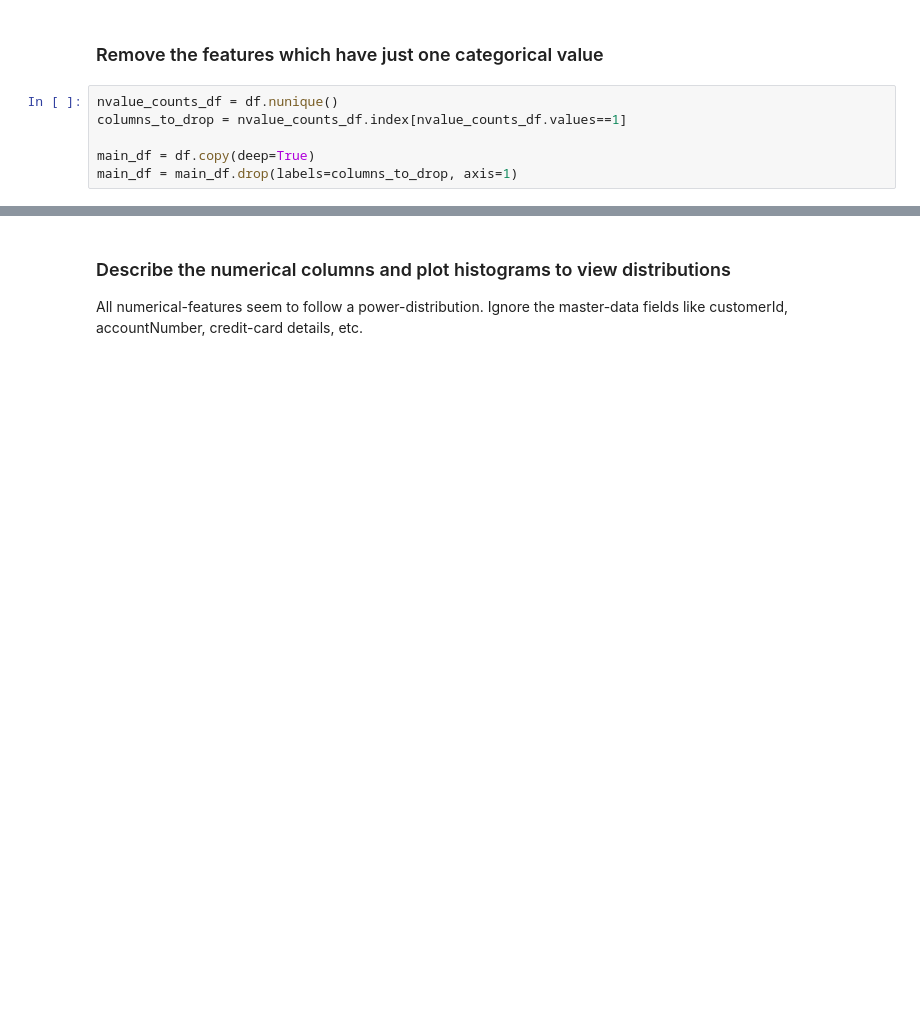
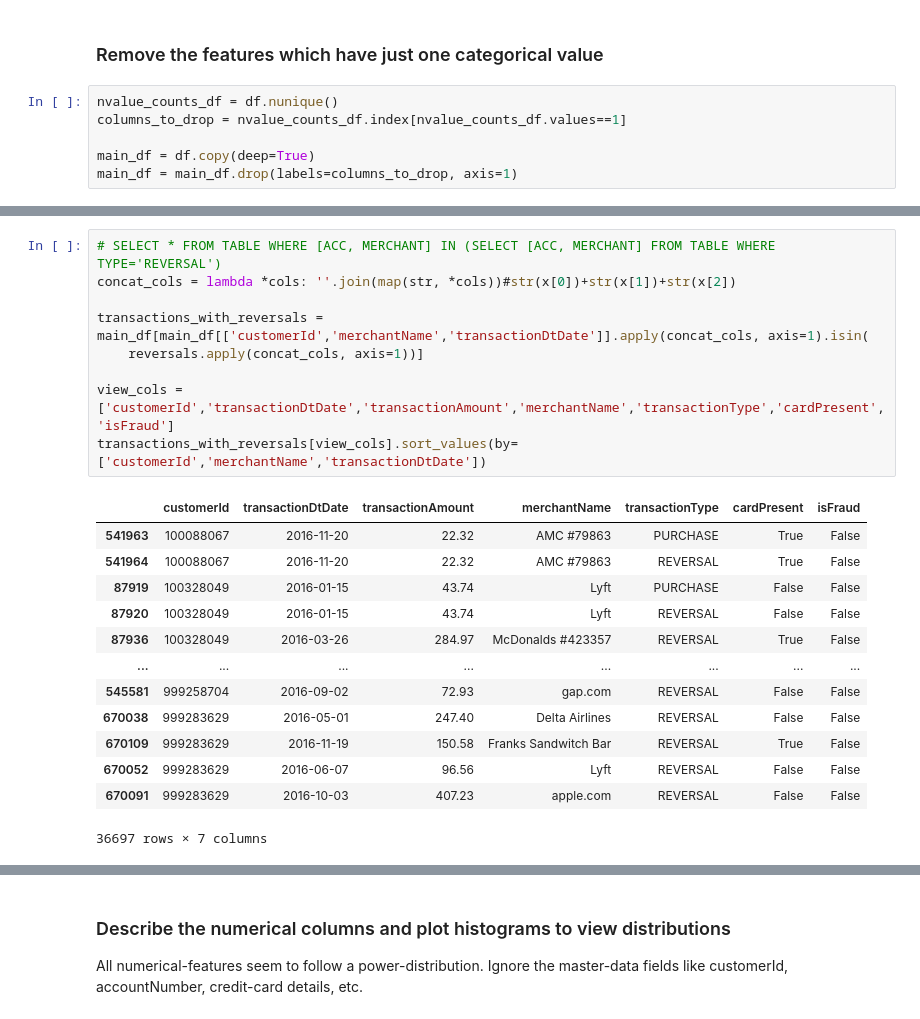
Before and after one commit to vikrantdeshpande09876/Credit_Card_Fraud_Detection, a Jupyter notebook: Codebase/Fraud_Detection_Classification.ipynb, the cells around one changed output, grey strips where cells are left out. Cells and saved outputs as stored; diff of their text form; blank space fills up the shorter version.

```diff
--- a/Codebase/Fraud_Detection_Classification.ipynb
+++ b/Codebase/Fraud_Detection_Classification.ipynb
@@ -149,2 +151,25 @@ reversals
+# %%
+# SELECT * FROM TABLE WHERE [ACC, MERCHANT] IN (SELECT [ACC, MERCHANT] FROM TABLE WHERE TYPE='REVERSAL')
+concat_cols = lambda *cols: ''.join(map(str, *cols))#str(x[0])+str(x[1])+str(x[2])
+
+transactions_with_reversals = main_df[main_df[['customerId','merchantName','transactionDtDate']].apply(concat_cols, axis=1).isin(
+    reversals.apply(concat_cols, axis=1))]
+
+view_cols = ['customerId','transactionDtDate','transactionAmount','merchantName','transactionType','cardPresent','isFraud']
+transactions_with_reversals[view_cols].sort_values(by=['customerId','merchantName','transactionDtDate'])
+# %% [output]
+|  | customerId | transactionDtDate | transactionAmount | merchantName | transactionType | cardPresent | isFraud |
+| 541963 | 100088067 | 2016-11-20 | 22.32 | AMC #79863 | PURCHASE | True | False |
+| 541964 | 100088067 | 2016-11-20 | 22.32 | AMC #79863 | REVERSAL | True | False |
+| 87919 | 100328049 | 2016-01-15 | 43.74 | Lyft | PURCHASE | False | False |
+| 87920 | 100328049 | 2016-01-15 | 43.74 | Lyft | REVERSAL | False | False |
+| 87936 | 100328049 | 2016-03-26 | 284.97 | McDonalds #423357 | REVERSAL | True | False |
+| ... | ... | ... | ... | ... | ... | ... | ... |
+| 545581 | 999258704 | 2016-09-02 | 72.93 | gap.com | REVERSAL | False | False |
+| 670038 | 999283629 | 2016-05-01 | 247.40 | Delta Airlines | REVERSAL | False | False |
+| 670109 | 999283629 | 2016-11-19 | 150.58 | Franks Sandwitch Bar | REVERSAL | True | False |
+| 670052 | 999283629 | 2016-06-07 | 96.56 | Lyft | REVERSAL | False | False |
+| 670091 | 999283629 | 2016-10-03 | 407.23 | apple.com | REVERSAL | False | False |
+36697 rows × 7 columns
 # %% [markdown]
 *Example of a reversal scenario:*
```
Also changed, not shown: parts of 11 cells of this notebook.
